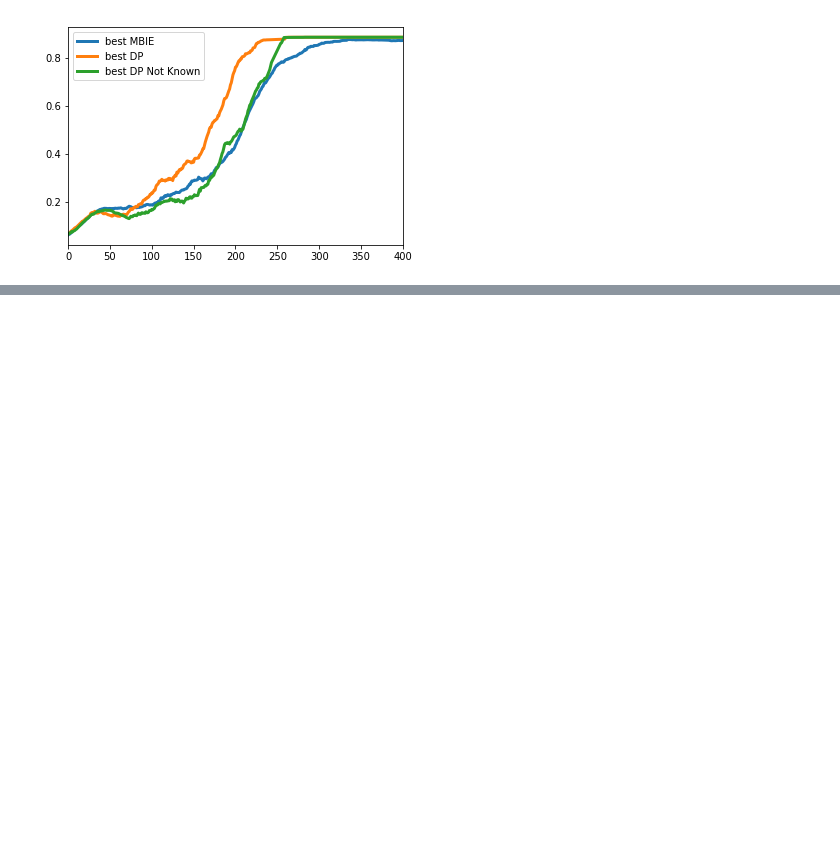
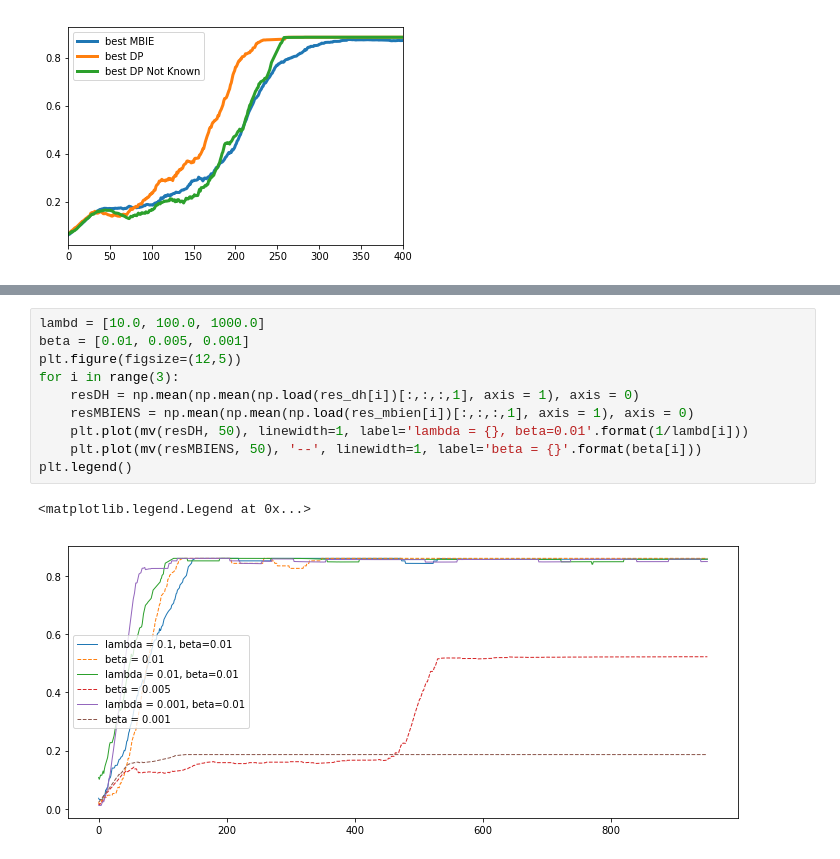
Before and after one commit to Rkeramati/crl, a Jupyter notebook: gridworld/An.ipynb, the cells around one changed output, grey strips where cells are left out. Drawn from its saved outputs; the diff is of its cells as text; blank space fills up the shorter version.

```diff
--- a/gridworld/An.ipynb
+++ b/gridworld/An.ipynb
@@ -346,0 +401,13 @@ plt.xlim([0, 400])
+# %%
+lambd = [10.0, 100.0, 1000.0]
+beta = [0.01, 0.005, 0.001]
+plt.figure(figsize=(12,5))
+for i in range(3):
+    resDH = np.mean(np.mean(np.load(res_dh[i])[:,:,:,1], axis = 1), axis = 0)
+    resMBIENS = np.mean(np.mean(np.load(res_mbien[i])[:,:,:,1], axis = 1), axis = 0)
+    plt.plot(mv(resDH, 50), linewidth=1, label='lambda = {}, beta=0.01'.format(1/lambd[i]))
+    plt.plot(mv(resMBIENS, 50), '--', linewidth=1, label='beta = {}'.format(beta[i]))
+plt.legend()
+# %% [output]
+<matplotlib.legend.Legend at 0x...>
+[figure, added]
```
Also changed, not shown: parts of 5 cells of this notebook, 2 other files.
